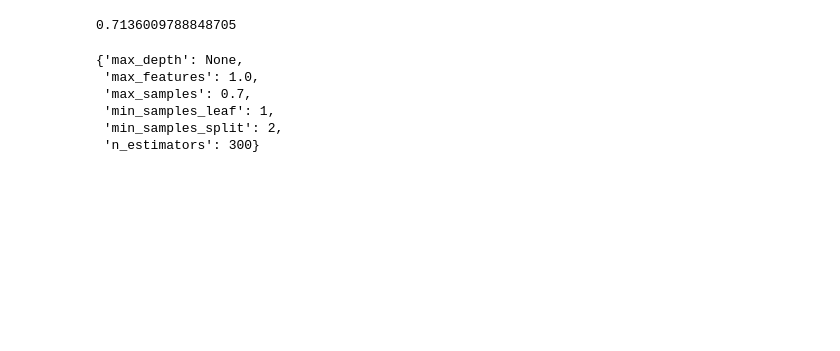
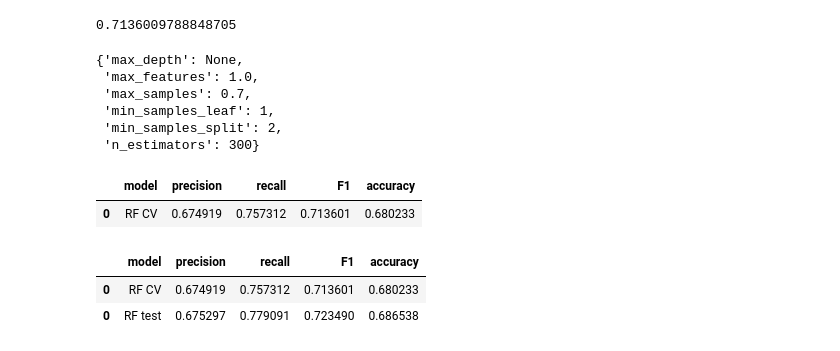
Before and after one commit to fadhlifadh/Automatidata, a Jupyter notebook: Automatica_RandomForest.ipynb, the cells around one changed output. Saved outputs shown, nothing was run; the diff lists cells and outputs as text; code cells hidden in the pictures; blank space fills up the shorter version.

```diff
--- a/Automatica_RandomForest.ipynb
+++ b/Automatica_RandomForest.ipynb
@@ -485,0 +523,7 @@ print("Model saved successfully.")
+# %%
+# Call 'make_results()' on the GridSearch object
+results = make_results('RF CV', rf1, 'f1')
+results
+# %% [output]
+|  | model | precision | recall | F1 | accuracy |
+| 0 | RF CV | 0.674919 | 0.757312 | 0.713601 | 0.680233 |
@@ -485,0 +533,36 @@ print("Model saved successfully.")
+# %%
+# Use the below get_test_scores() function to output the scores of the model using the test data
+def get_test_scores(model_name:str, preds, y_test_data):
+    '''
+    Generate a table of test scores.
+
+    In:
+    model_name (string): how the model will be named in the output table
+    preds: numpy array of test predictions
+    y_test_data: numpy array of y_test data
+
+    Out:
+    table: a pandas df of precision, recall, f1, and accuracy scores for our model
+    '''
+    accuracy = accuracy_score(y_test_data, preds)
+    precision = precision_score(y_test_data, preds)
+    recall = recall_score(y_test_data, preds)
+    f1 = f1_score(y_test_data, preds)
+
+    table = pd.DataFrame({'model': [model_name],
+                        'precision': [precision],
+                        'recall': [recall],
+                        'F1': [f1],
+                        'accuracy': [accuracy]
+                        })
+
+    return table
+# %%
+# Get scores on test data
+rf_test_scores = get_test_scores('RF test', rf_preds, y_test)
+results = pd.concat([results, rf_test_scores], axis=0)
+results
+# %% [output]
+|  | model | precision | recall | F1 | accuracy |
+| 0 | RF CV | 0.674919 | 0.757312 | 0.713601 | 0.680233 |
+| 0 | RF test | 0.675297 | 0.779091 | 0.723490 | 0.686538 |
```
Also changed, not shown: parts of 15 cells of this notebook.
